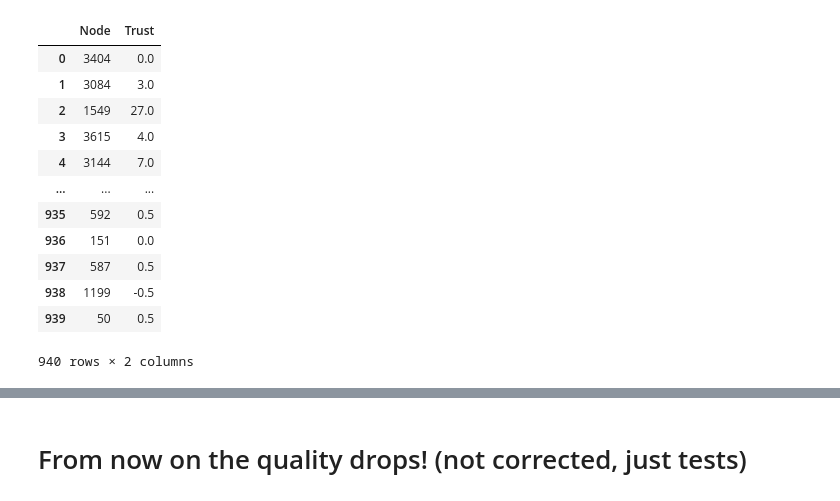
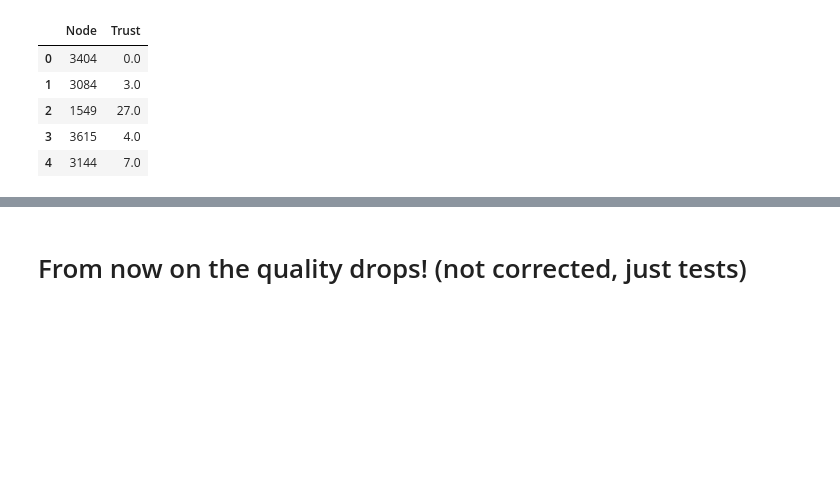
Before and after one commit to SachaKor/ADA-P4, a Jupyter notebook: ADA-P4-creative-extension.ipynb, the cells around one changed output, grey strips where cells are left out. Saved outputs shown, nothing was run; the diff lists cells and outputs as text; code cells hidden in the pictures; blank space fills up the shorter version.

```diff
--- a/ADA-P4-creative-extension.ipynb
+++ b/ADA-P4-creative-extension.ipynb
@@ -116,9 +97,6 @@ Function to calculate the trust score
 def trust_dispenser(G):
 
     trust = []
-
-
-    m = {v: i for i, v in enumerate(G)}
 
     for v in G:
         count = 0;
@@ -232,7 +210,7 @@ def direct_propagation(G, df):
                             if V>U:
 
                                 propagation.append([v, u, -0.5])
-                            else:
+                            if V<U:
 
                                 propagation.append([v, u, 0.5])
 
@@ -264,28 +239,21 @@ trustscore_df
 # %%
 '''
 Create direct propagation df
 '''
 
 propagation_dir = direct_propagation(wikipedia_gnx, trustscore_df)
 propagation_dir_data = pd.DataFrame(propagation_dir, columns = ['FromNodeId', 'ToNodeId', 'Sign'])
 propagation_dir_gnx, propagation_dir_g = convert_to_graph(propagation_dir_data)
 propagation_dir_score = trust_dispenser(propagation_dir_gnx)
 propagation_dir_df = pd.DataFrame(propagation_dir_score, columns = ['Node', 'Trust'])
-propagation_dir_df
+propagation_dir_df.head()
 # %% [output]
 |  | Node | Trust |
 | 0 | 3404 | 0.0 |
 | 1 | 3084 | 3.0 |
 | 2 | 1549 | 27.0 |
 | 3 | 3615 | 4.0 |
 | 4 | 3144 | 7.0 |
-| ... | ... | ... |
-| 935 | 592 | 0.5 |
-| 936 | 151 | 0.0 |
-| 937 | 587 | 0.5 |
-| 938 | 1199 | -0.5 |
-| 939 | 50 | 0.5 |
-940 rows × 2 columns
 # %%
 '''
 Merge the dataframes
```
Also changed, not shown: parts of 20 cells of this notebook, 1 other file.
